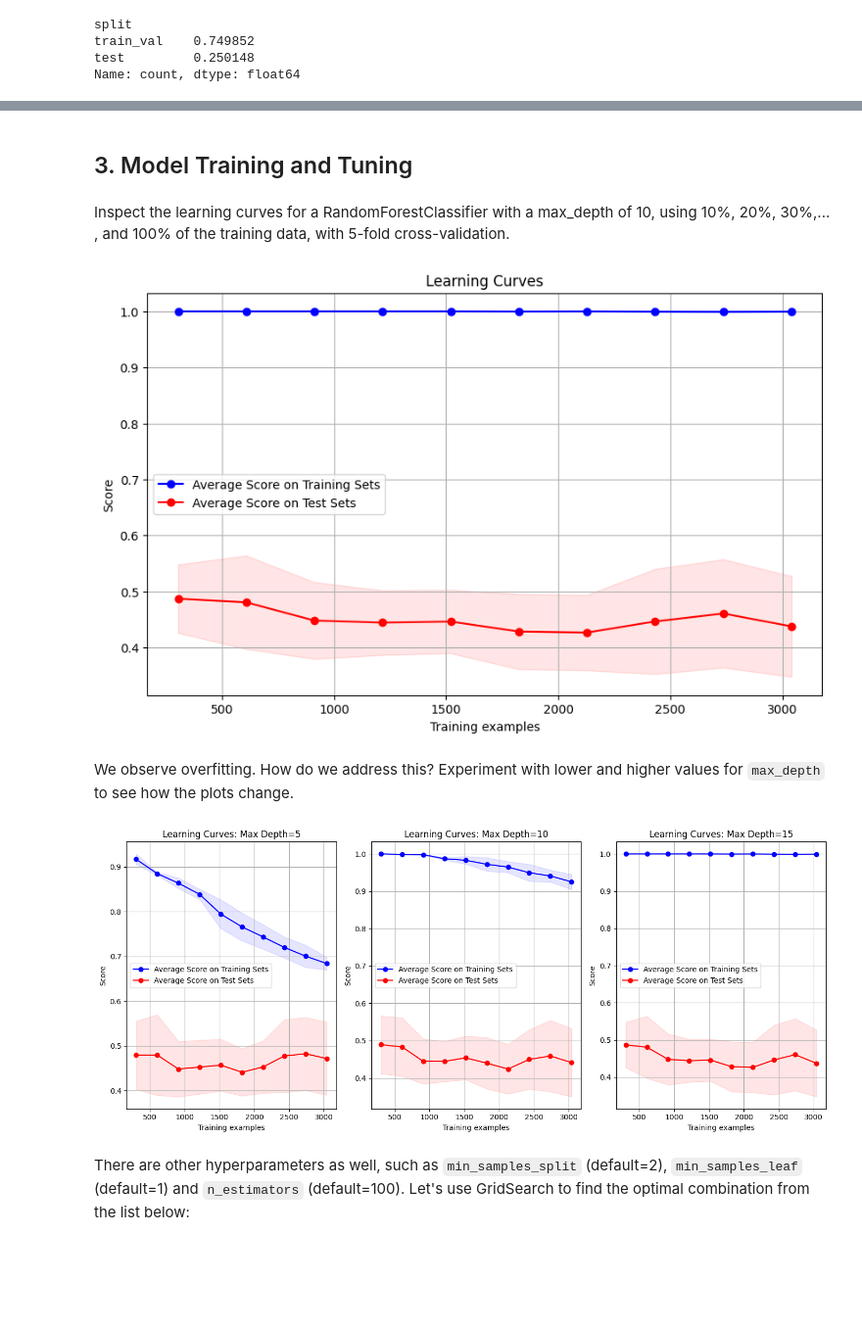
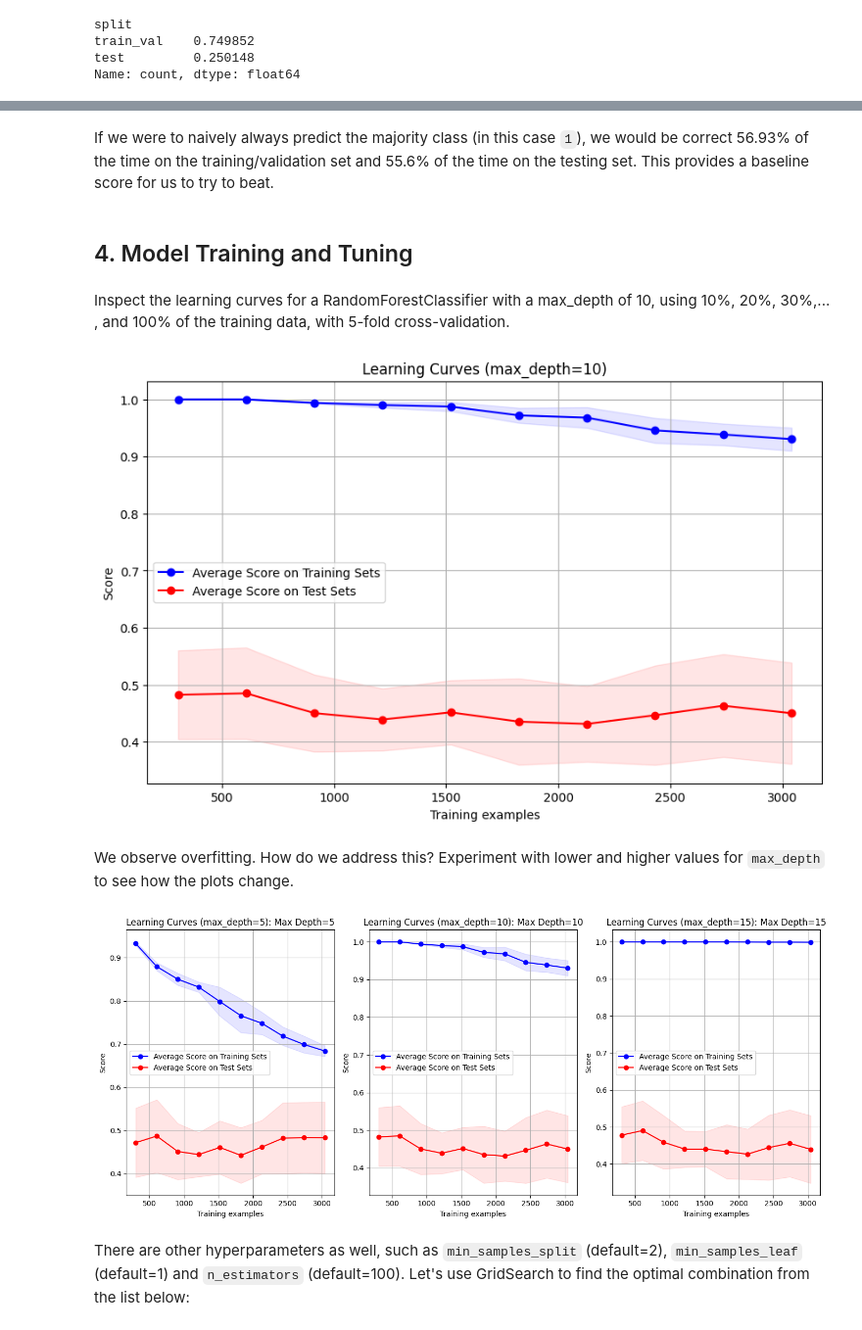
Before and after one commit to udacity/optimizing-ai-strategies, a Jupyter notebook: project/project.ipynb, the cells around one changed output, grey strips where cells are left out. Shown at 98% size. Drawn from its saved outputs; the diff is of its cells as text; code cells hidden in the pictures; blank space fills up the shorter version.

```diff
--- a/project/project.ipynb
+++ b/project/project.ipynb
@@ -530,0 +517,28 @@ y_test = targets[targets.split == "test"]["tgt_is_pos_ret_5d_fut"]
+# %%
+train_val_counts = y_train_val.value_counts(normalize=True) * 100
+test_counts = y_test.value_counts(normalize=True) * 100
+
+categories = ["Train + Validation", "Test"]
+zero_counts = [train_val_counts[0], test_counts[0]]
+one_counts = [train_val_counts[1], test_counts[1]]
+
+fig, ax = plt.subplots(figsize=(10, 6))
+
+ax.bar(categories, zero_counts, label="0")
+ax.bar(categories, one_counts, bottom=zero_counts, label="1")
+
+# Add text annotations
+for i, (zero, one) in enumerate(zip(zero_counts, one_counts)):
+    ax.text(i, zero / 2, f"{zero:.2f}%", ha="center", va="center", color="white")
+    ax.text(
+        i,
+        zero + one / 2,
+        f"{one:.2f}%",
+        ha="center",
+        va="center",
+        color="white",
+    )
+ax.set_title(f"Distribution of {target_col_name} in the Train/Validation vs. Test Set for XLV")
+ax.legend()
+
+plt.show()
@@ -531,12 +547,15 @@ y_test = targets[targets.split == "test"]["tgt_is_pos_ret_5d_fut"]
+# %% [markdown]
+If we were to naively always predict the majority class (in this case `1`), we would be correct 56.93% of the time on the training/validation set and 55.6% of the time on the testing set. This provides a baseline score for us to try to beat.
 # %% [markdown]
-## 3. Model Training and Tuning
+## 4. Model Training and Tuning
 # %% [markdown]
 Inspect the learning curves for a RandomForestClassifier with a max_depth of 10, using 10%, 20%, 30%,... , and 100% of the training data, with 5-fold cross-validation.
 # %%
 train_sizes = np.linspace(0.1, 1.0, 10)
-model = RandomForestClassifier(max_depth=10, random_state=42)
+max_depth = 10
+model = RandomForestClassifier(max_depth=max_depth, random_state=42, n_jobs=-1)
 # %%
-def plot_learning_curves(train_sizes, train_scores, test_scores, axs):
+def plot_learning_curves(train_sizes, train_scores, test_scores, max_depth, axs):
     train_scores_mean = np.mean(train_scores, axis=1)
     train_scores_std = np.std(train_scores, axis=1)
     test_scores_mean = np.mean(test_scores, axis=1)
@@ -572,7 +591,7 @@ def plot_learning_curves(train_sizes, train_scores, test_scores, axs):
     )
     axs.set_xlabel("Training examples")
     axs.set_ylabel("Score")
-    axs.set_title("Learning Curves")
+    axs.set_title(f"Learning Curves (max_depth={max_depth})")
     axs.legend(loc="center left")
     axs.grid(True)
 # %%
@@ -583,28 +602,28 @@ train_sizes, train_scores, test_scores = learning_curve(
     model, X_train_val, y_train_val, train_sizes=train_sizes, cv=5, scoring="accuracy"
 )
 
-plot_learning_curves(train_sizes, train_scores, test_scores, axs)
+plot_learning_curves(train_sizes, train_scores, test_scores, max_depth, axs)
 
 plt.show()
 # %% [output]
-[figure, old version]
+[figure, new version]
 # %% [markdown]
 We observe overfitting. How do we address this? Experiment with lower and higher values for `max_depth` to see how the plots change.
 # %%
 fig, axs = plt.subplots(1, 3, figsize=(14, 6))
 max_depth_range = [5, 10, 15]
 for i, max_depth in enumerate(max_depth_range):
-    model = RandomForestClassifier(max_depth=max_depth, random_state=42)
+    model = RandomForestClassifier(max_depth=max_depth, random_state=42, n_jobs=-1)
     train_sizes, train_scores, test_scores = learning_curve(
         model, X_train_val, y_train_val, train_sizes=train_sizes, cv=5, scoring="accuracy"
     )
-    plot_learning_curves(train_sizes, train_scores, test_scores, axs[i])
+    plot_learning_curves(train_sizes, train_scores, test_scores, max_depth, axs[i])
     axs[i].set_title(axs[i].title.get_text() + f": Max Depth={max_depth}")
 
 plt.tight_layout()
 plt.show()
 # %% [output]
-[figure, old version]
+[figure, new version]
 # %% [markdown]
 There are other hyperparameters as well, such as `min_samples_split` (default=2), `min_samples_leaf` (default=1) and `n_estimators` (default=100).
 Let's use GridSearch to find the optimal combination from the list below:
```
Also changed, not shown: parts of 96 cells of this notebook.
